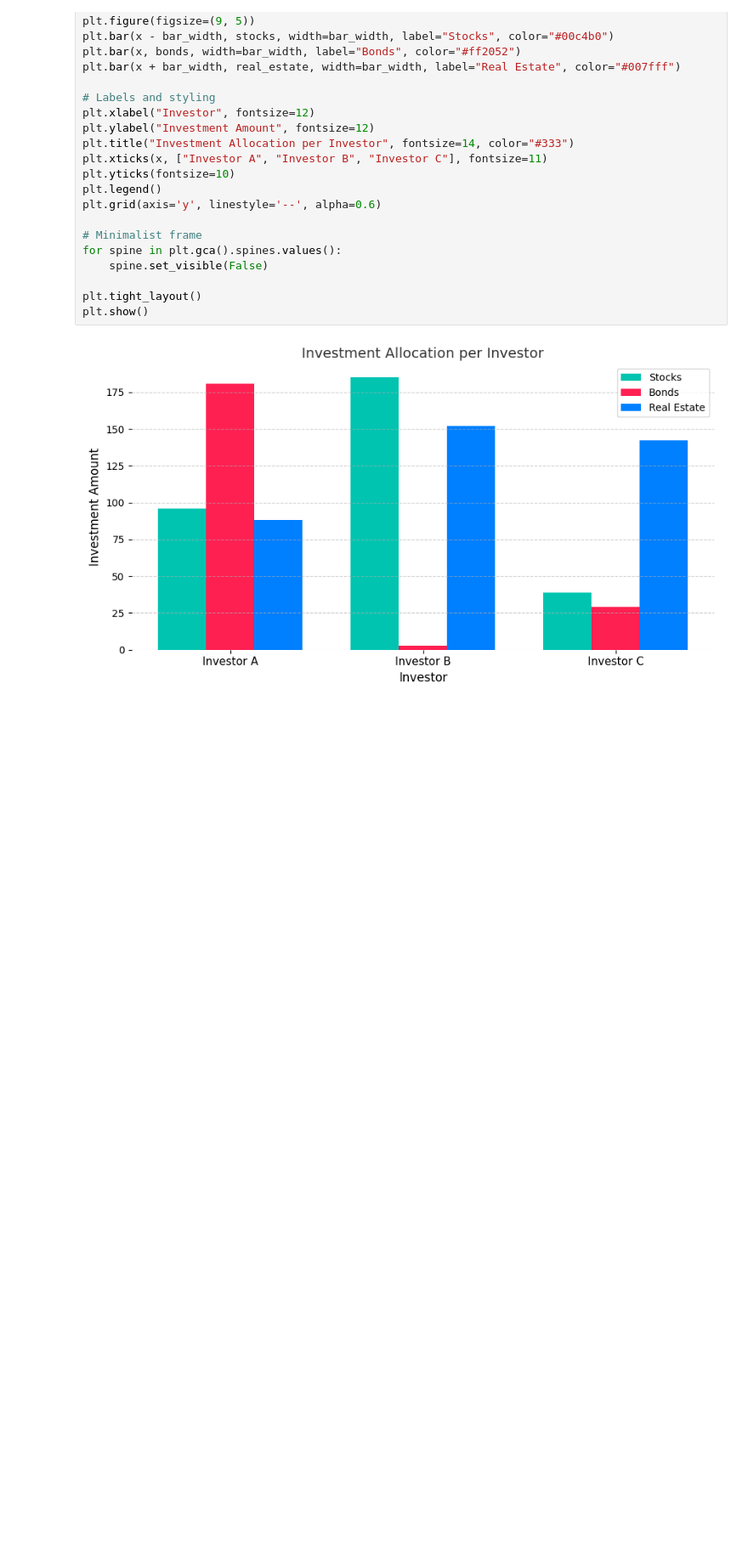
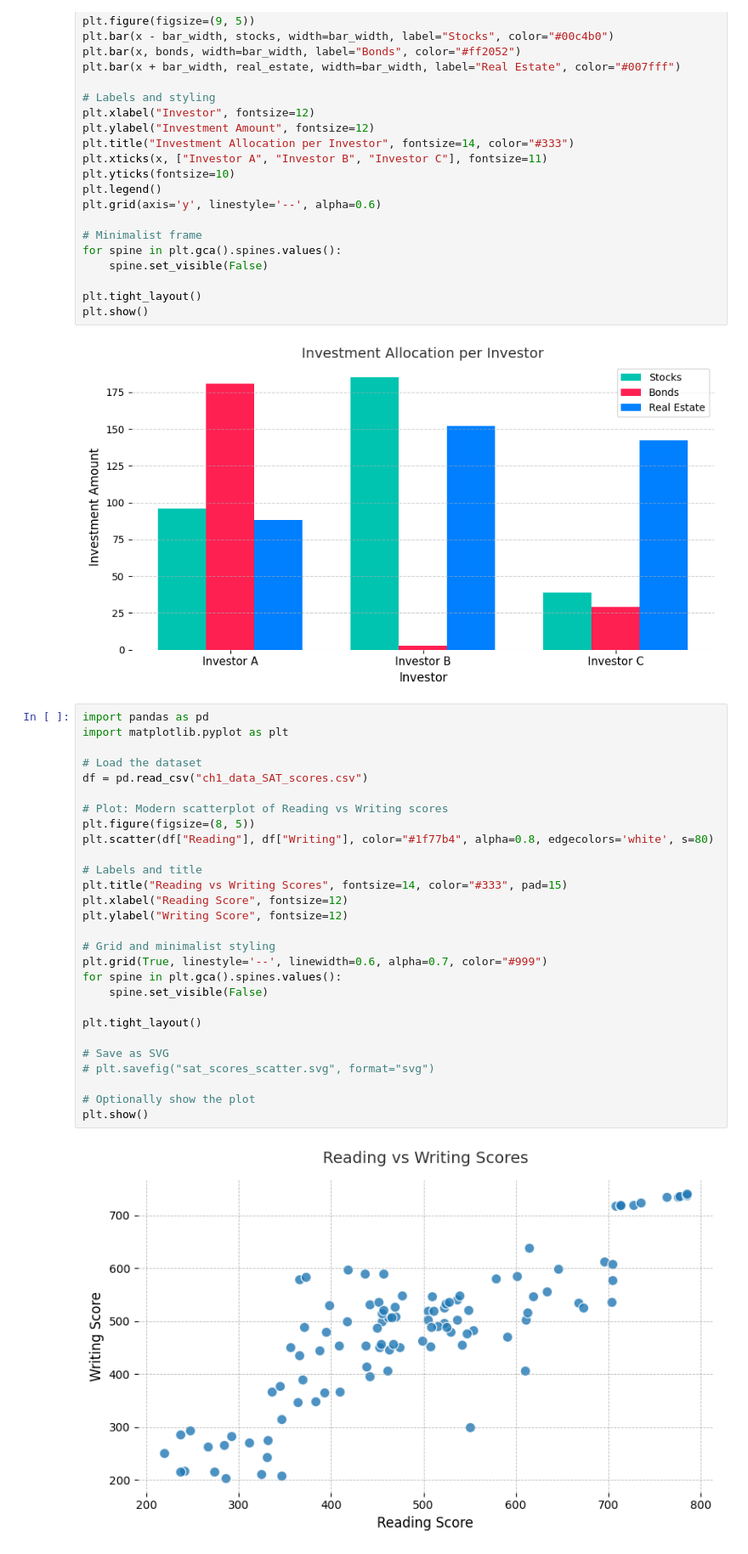
Before and after one commit to Rumaan-Kaisar/DataScience, a Jupyter notebook: Stat_ch1_dscptv/ch1_descriptive_stat.ipynb, the cells around one changed output. Shown: that part at 85% size. Saved outputs shown, nothing was run; the diff lists cells and outputs as text; blank space fills up the shorter version.

```diff
--- a/Stat_ch1_dscptv/ch1_descriptive_stat.ipynb
+++ b/Stat_ch1_dscptv/ch1_descriptive_stat.ipynb
@@ -492,3 +492,33 @@ plt.tight_layout()
 plt.show()
 # %% [output]
 [figure]
+# %%
+import pandas as pd
+import matplotlib.pyplot as plt
+
+# Load the dataset
+df = pd.read_csv("ch1_data_SAT_scores.csv")
+
+# Plot: Modern scatterplot of Reading vs Writing scores
+plt.figure(figsize=(8, 5))
+plt.scatter(df["Reading"], df["Writing"], color="#1f77b4", alpha=0.8, edgecolors='white', s=80)
+
+# Labels and title
+plt.title("Reading vs Writing Scores", fontsize=14, color="#333", pad=15)
+plt.xlabel("Reading Score", fontsize=12)
+plt.ylabel("Writing Score", fontsize=12)
+
+# Grid and minimalist styling
+plt.grid(True, linestyle='--', linewidth=0.6, alpha=0.7, color="#999")
+for spine in plt.gca().spines.values():
+    spine.set_visible(False)
+
+plt.tight_layout()
+
+# Save as SVG
+# plt.savefig("sat_scores_scatter.svg", format="svg")
+
+# Optionally show the plot
+plt.show()
+# %% [output]
+[figure, added]
```
Also changed, not shown: parts of 1 cell of this notebook.
